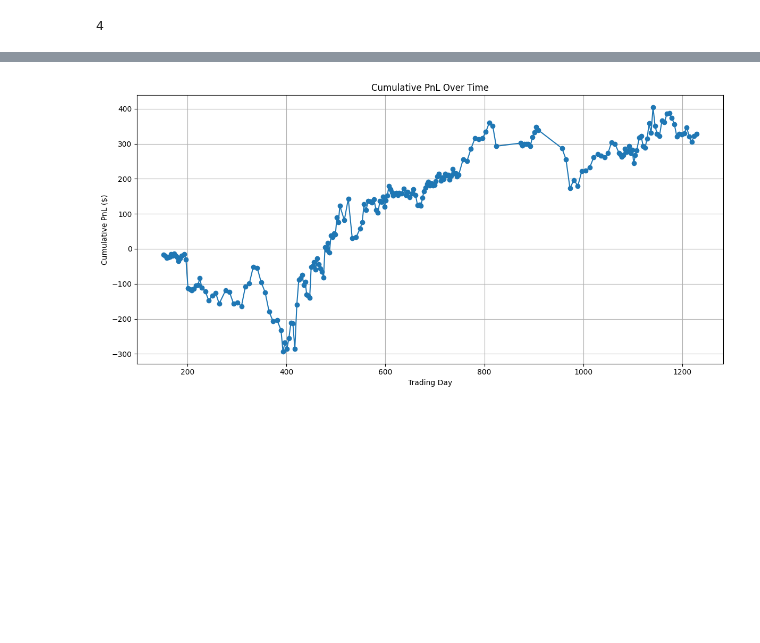
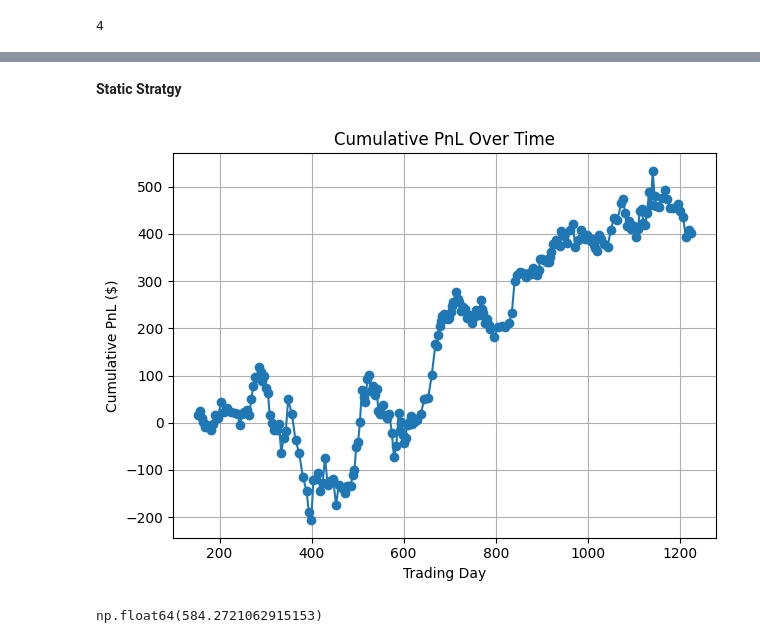
Before and after one commit to ckook24/Koopman-DMD-Algorithm, a Jupyter notebook: Koopman_DMD.ipynb, the cells around one changed output, grey strips where cells are left out. Saved outputs shown, nothing was run; the diff lists cells and outputs as text; code cells hidden in the pictures; blank space fills up the shorter version.

Commit message:
analyzed trades

```diff
--- a/Koopman_DMD.ipynb
+++ b/Koopman_DMD.ipynb
@@ -90,0 +143,7 @@ portfolio = ['AAPL', 'MSFT', 'GOOGL', 'AMZN', 'META', 'NVDA', 'TSLA', 'NDAQ']
+# %%
+for s in daily_data:
+    plt.plot(s)
+plt.title('Tech Portfolio Prices 2020-2025')
+plt.ylabel('prices')
+plt.xlabel('days')
+plt.show()
@@ -91,4 +152,4 @@ portfolio = ['AAPL', 'MSFT', 'GOOGL', 'AMZN', 'META', 'NVDA', 'TSLA', 'NDAQ']
 # %%
-data_arr = get_close_prices(portfolio)
-data_arr
+intraday_data = get_intraday_prices(portfolio)
+intraday_data
 # %% [output]
@@ -213,8 +274,9 @@ def find_hotspot(data_arr, m_start, m_end, l_start, l_end):
 
     return scores, potential_hotspots, sorted_hotspots, preds_array, actuals_array, accuracy_scores, averages
 # %%
-m_start, m_end = 5, 30
-l_start, l_end = 2, 7
+data_arr = daily_data
+m_start, m_end = 4, 30
+l_start, l_end = 2, 10
 data_arr_samp = data_arr #[:, 1200:1450]  # Assuming 252 trading days per year
 # %%
 scores, potential_hotspots, hotspots, preds_array, actuals_array, accuracy_scores, averages = find_hotspot(data_arr_samp, m_start, m_end, l_start, l_end)
@@ -477,3 +589,5 @@ plot_pnl(dynamic_trades)
+# %% [markdown]
+**Static Stratgy**
 # %%
 def simulate_static_strategy(bankroll, data_arr, window_len, step_n, m_start, m_end, l_start, l_end):
     """
@@ -563,19 +677,26 @@ def simulate_static_strategy(bankroll, data_arr, window_len, step_n, m_start, m_
         # 4. Advance by `step_n` days and repeat
         day += step_n
 
-    return total_pnl, trade_log
+    return total_pnl, trade_log, (total_days - window_len)
 # %%
-static_pnl, static_trades = simulate_static_strategy(
+training_window = 150
+test_window = 40
+static_pnl, static_trades, available_trading_days = simulate_static_strategy(
     bankroll=1000,
     data_arr=data_arr_samp,
-    window_len=150,
-    step_n=40,
+    window_len=training_window, #test different window_len
+    step_n=test_window, #test different step_n
     m_start=5,
     m_end=30,
     l_start=2,
     l_end=10
 )
 
 plot_pnl(static_trades)
 # %% [output]
-[figure, old version]
+[figure, new version]
+# %%
+pnl = [trade['pnl'] for trade in static_trades]
+np.var(pnl)
+# %% [output]
+np.float64(584.2721062915153)
```
Also changed, not shown: parts of 52 cells of this notebook.
